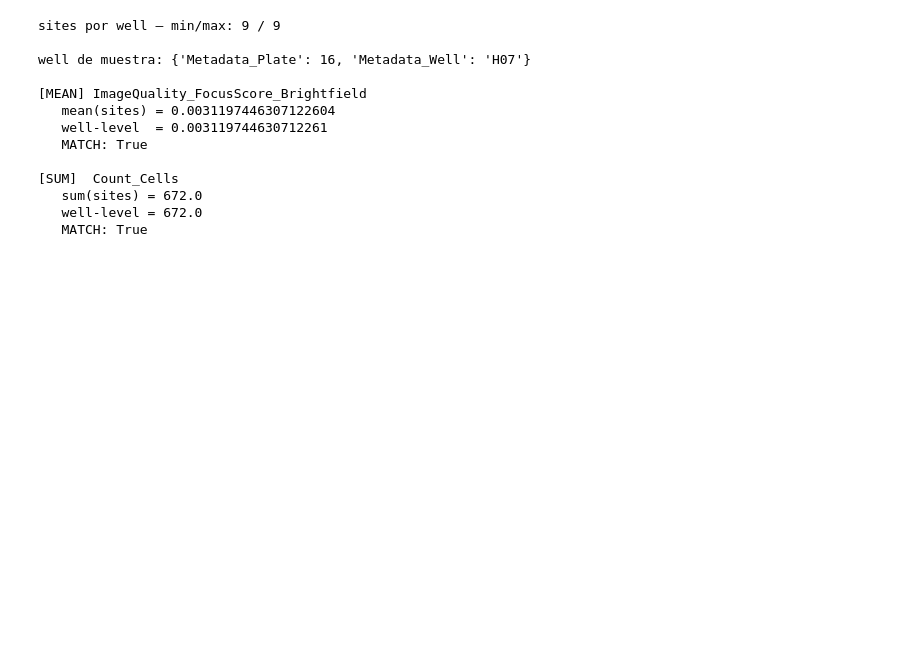
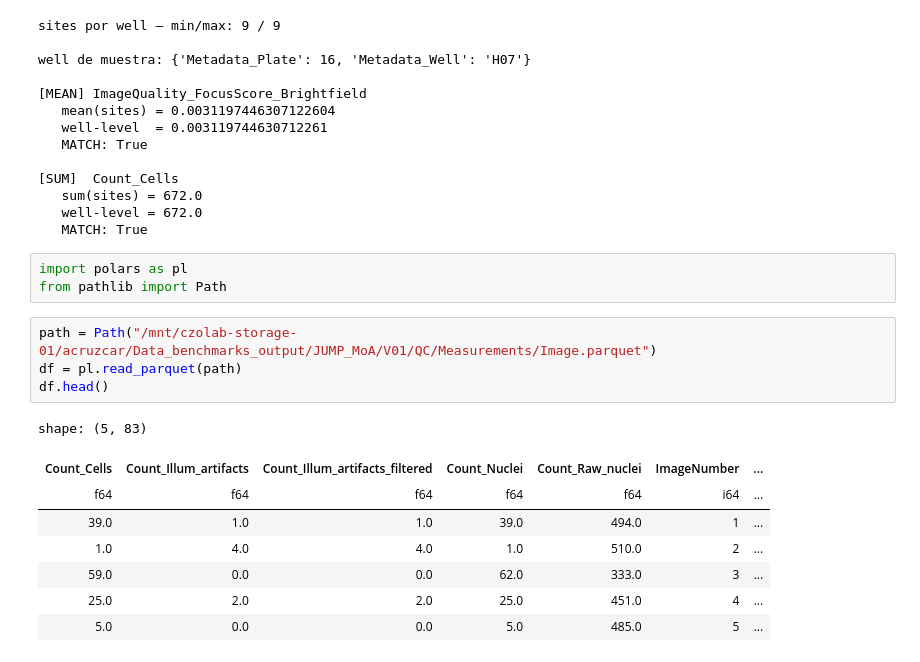
Before and after one commit to As337N/Cellprofiler_production_MAINCE, a Jupyter notebook: CellProfiler_pipeline/Code/tests.ipynb, the cells around one changed output. Cells and saved outputs as stored; diff of their text form; blank space fills up the shorter version.

```diff
--- a/CellProfiler_pipeline/Code/tests.ipynb
+++ b/CellProfiler_pipeline/Code/tests.ipynb
@@ -131,3 +131,19 @@ well de muestra: {'Metadata_Plate': 16, 'Metadata_Well': 'H07'}
    sum(sites) = 672.0
    well-level = 672.0
    MATCH: True
+# %%
+import polars as pl
+from pathlib import Path
+# %%
+path = Path("/mnt/czolab-storage-01/acruzcar/Data_benchmarks_output/JUMP_MoA/V01/QC/Measurements/Image.parquet")
+df = pl.read_parquet(path)
+df.head()
+# %% [output]
+shape: (5, 83)
+| Count_Cells | Count_Illum_artifacts | Count_Illum_artifacts_filtered | Count_Nuclei | Count_Raw_nuclei | ImageNumber | ... |
+| f64 | f64 | f64 | f64 | f64 | i64 | ... |
+| 39.0 | 1.0 | 1.0 | 39.0 | 494.0 | 1 | ... |
+| 1.0 | 4.0 | 4.0 | 1.0 | 510.0 | 2 | ... |
+| 59.0 | 0.0 | 0.0 | 62.0 | 333.0 | 3 | ... |
+| 25.0 | 2.0 | 2.0 | 25.0 | 451.0 | 4 | ... |
+| 5.0 | 0.0 | 0.0 | 5.0 | 485.0 | 5 | ... |
```
Also changed, not shown: 16 other files.
